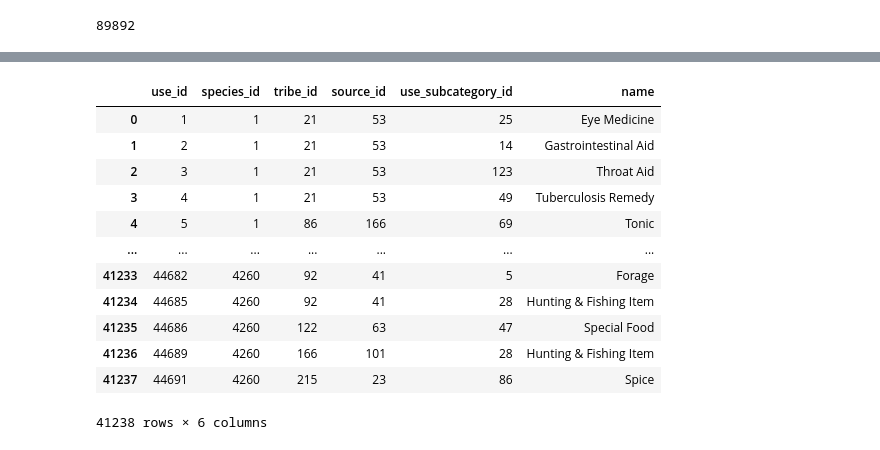
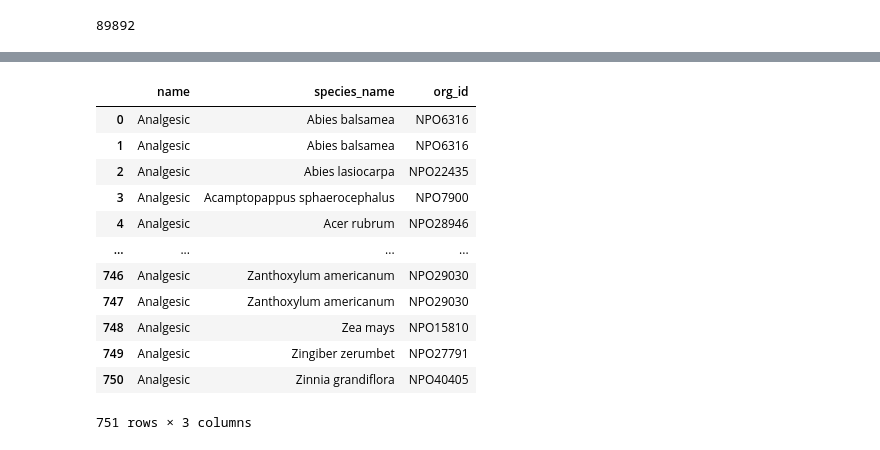
Before and after one commit to aymanehachcham/kg-PoC, a Jupyter notebook: playground.ipynb, the cells around one changed output, grey strips where cells are left out. Saved outputs shown, nothing was run; the diff lists cells and outputs as text; code cells hidden in the pictures.

```diff
--- a/playground.ipynb
+++ b/playground.ipynb
@@ -44,6 +44,9 @@ species = pd.read_csv('datasets/naeb_dump/species.csv')
 species = species.drop(columns=['usda_code'])
 # rename id to species_id
 species = species.rename(columns={'id': 'species_id'})
-species[species['species_id'] == 20]
+# in the column name, take only the first 2 words in each row:
+species['name'] = species['name'].apply(lambda x: ' '.join(x.split()[:2]))
+
+species
 # %% [output]
 |  | species_id | name | common_names | family | family_apg |
@@ -251,8 +285,18 @@ CREATE TABLE compound (
 # %%
 # Query the database
 
+# SQL query to select name from usage table join with species table on species_id
 sql = """
-SELECT * FROM usage
+SELECT derived_usage.name, derived_usage.species_name, nps.org_id
+FROM (
+    SELECT u.name, s.name as species_name
+    FROM usage u
+    JOIN species s
+    ON u.species_id = s.species_id
+    where u.name = 'Analgesic'
+) as derived_usage
+JOIN np_species nps
+ON derived_usage.species_name = nps.species_name
 """
 
 pd.read_sql(sql, con=engine)
@@ -274,13 +321,13 @@ SELECT * FROM usage
-|  | use_id | species_id | tribe_id | source_id | use_subcategory_id | name |
-| 0 | 1 | 1 | 21 | 53 | 25 | Eye Medicine |
-| 1 | 2 | 1 | 21 | 53 | 14 | Gastrointestinal Aid |
-| 2 | 3 | 1 | 21 | 53 | 123 | Throat Aid |
-| 3 | 4 | 1 | 21 | 53 | 49 | Tuberculosis Remedy |
-| 4 | 5 | 1 | 86 | 166 | 69 | Tonic |
-| ... | ... | ... | ... | ... | ... | ... |
-| 41233 | 44682 | 4260 | 92 | 41 | 5 | Forage |
-| 41234 | 44685 | 4260 | 92 | 41 | 28 | Hunting & Fishing Item |
-| 41235 | 44686 | 4260 | 122 | 63 | 47 | Special Food |
-| 41236 | 44689 | 4260 | 166 | 101 | 28 | Hunting & Fishing Item |
-| 41237 | 44691 | 4260 | 215 | 23 | 86 | Spice |
+|  | name | species_name | org_id |
+| 0 | Analgesic | Abies balsamea | NPO6316 |
+| 1 | Analgesic | Abies balsamea | NPO6316 |
+| 2 | Analgesic | Abies lasiocarpa | NPO22435 |
+| 3 | Analgesic | Acamptopappus sphaerocephalus | NPO7900 |
+| 4 | Analgesic | Acer rubrum | NPO28946 |
+| ... | ... | ... | ... |
+| 746 | Analgesic | Zanthoxylum americanum | NPO29030 |
+| 747 | Analgesic | Zanthoxylum americanum | NPO29030 |
+| 748 | Analgesic | Zea mays | NPO15810 |
+| 749 | Analgesic | Zingiber zerumbet | NPO27791 |
+| 750 | Analgesic | Zinnia grandiflora | NPO40405 |
-41238 rows × 6 columns
+751 rows × 3 columns
```
Also changed, not shown: parts of 6 cells of this notebook, 11 other files.
